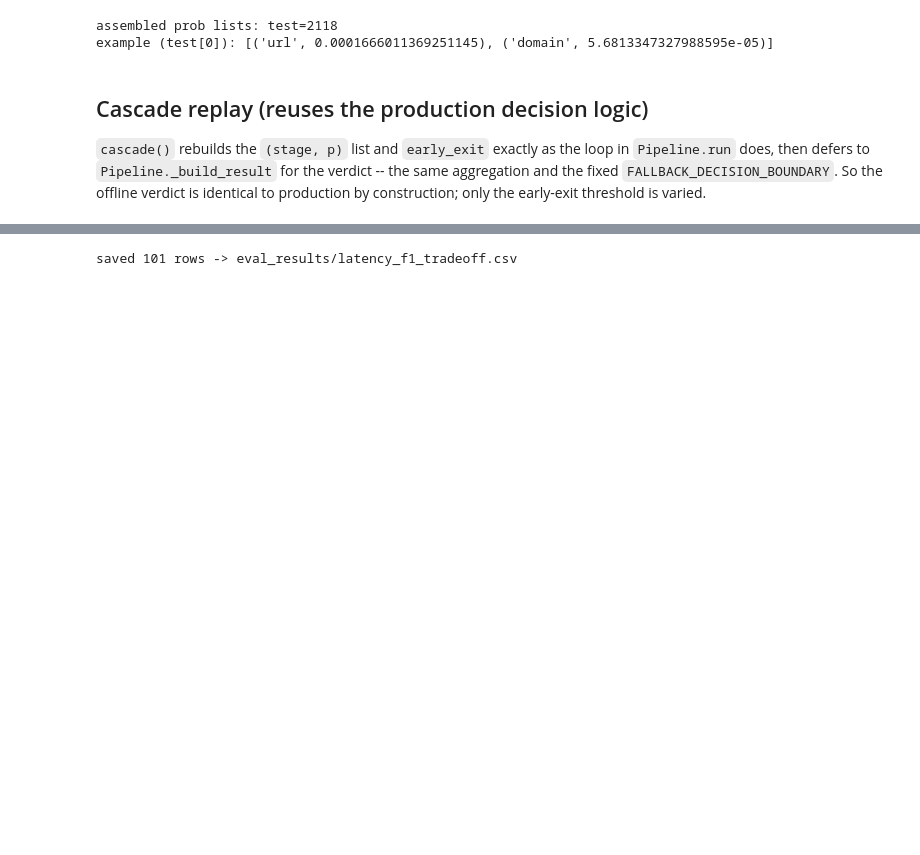
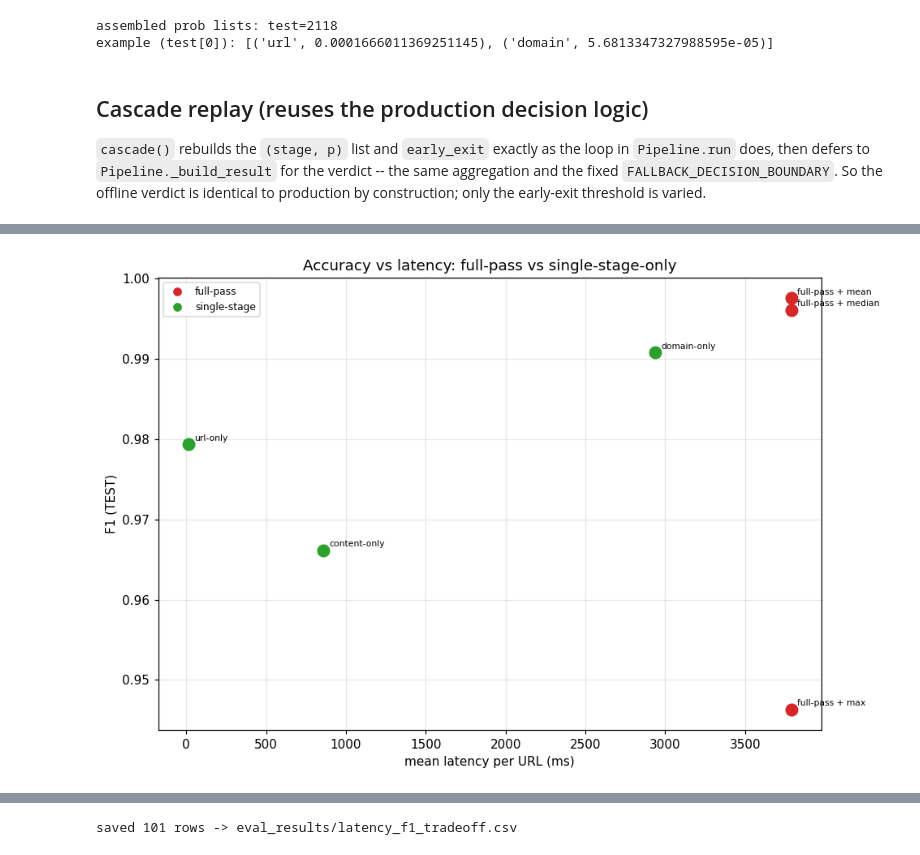
Before and after one commit to zhtli/Phishing-Detection-Engine, a Jupyter notebook: pipeline_threshold_evaluation.ipynb, the cells around one changed output, grey strips where cells are left out. Drawn from its saved outputs; the diff is of its cells as text; code cells hidden in the pictures; blank space fills up the shorter version.

```diff
--- a/pipeline_threshold_evaluation.ipynb
+++ b/pipeline_threshold_evaluation.ipynb
@@ -573,0 +664,27 @@ highest-url-prob demo: [('url', 0.9999825645538373), ('domain', 0.99986445903778
+# %%
+# === Full-pass aggregation strategies vs single-stage-only classifiers (TEST) ===
+# Full-pass = run every stage, decide from the AGGREGATE of all stage probabilities (no early exit),
+# per aggregation mode. Single-stage-only = decide from one stage's P(phish)>=0.5 alone. The claim to
+# test: any full-pass aggregation should beat the best single classifier (the ensemble effect).
+def _full_metrics(preds, system, kind, lat):
+    m = _metrics_row(preds)
+    return {"system": system, "kind": kind,
+            **{k: m[k] for k in ("precision", "recall", "f1", "accuracy")}, "mean_latency_ms": lat}
+
+FULL_LAT = mean_latency_for(2.0)   # 2.0 > any prob -> no early exit -> every stage runs
+rows = []
+for mode in ["mean", "max", "median"]:
+    preds = np.asarray([_agg_decode(L, mode) for L in test_probs])
+    rows.append(_full_metrics(preds, f"full-pass + {mode}", "full-pass", FULL_LAT))
+for s in STAGES:   # single-stage-only (P>=0.5; a URL missing that stage -> benign)
+    preds = np.asarray([1 if any(sid == s and p >= 0.5 for sid, p in L) else 0 for L in test_probs])
+    rows.append(_full_metrics(preds, f"{s}-only", "single-stage", LAT_MS.get(s, float("nan"))))
+fullpass = pd.DataFrame(rows)
+fullpass.to_csv("eval_results/pipeline_fullpass_vs_single.csv", index=False)
+
+best_single = fullpass.loc[fullpass["kind"] == "single-stage", "f1"].max()
+best_full   = fullpass.loc[fullpass["kind"] == "full-pass", "f1"].max()
+print("Full-pass aggregation vs single-stage-only -- TEST (sorted by F1):")
+print(fullpass.sort_values("f1", ascending=False).round(4).to_string(index=False))
+print(f"\nbest single-stage F1 = {best_single:.4f}   |   best full-pass F1 = {best_full:.4f}   "
+      f"-> full-pass gains {best_full - best_single:+.4f} F1 over the best single classifier")
@@ -574 +702,19 @@ highest-url-prob demo: [('url', 0.9999825645538373), ('domain', 0.99986445903778
+# %%
+# Accuracy vs latency: each system in (mean latency, F1) space -- full-pass (warm) vs single-stage
+# (cool). The dashed line is the best single-stage F1, so the ensemble gain is read off vertically.
+COL = {"full-pass": "tab:red", "single-stage": "tab:green"}
+fig, ax = plt.subplots(figsize=(9, 6))
+for _, r in fullpass.iterrows():
+    ax.scatter(r["mean_latency_ms"], r["f1"], s=90, color=COL[r["kind"]], zorder=3)
+    ax.annotate(r["system"], (r["mean_latency_ms"], r["f1"]), fontsize=7,
+                xytext=(5, 3), textcoords="offset points")
+handles = [plt.Line2D([], [], marker="o", ls="", color=COL["full-pass"], label="full-pass"),
+           plt.Line2D([], [], marker="o", ls="", color=COL["single-stage"], label="single-stage")]
+ax.legend(handles=handles, loc="upper left", fontsize=8)
+ax.set_xlabel("mean latency per URL (ms)"); ax.set_ylabel("F1 (TEST)")
+ax.set_title("Accuracy vs latency: full-pass vs single-stage-only")
+ax.grid(alpha=0.3)
+plt.tight_layout(); plt.show()
+# %% [output]
+[figure, added]
 # %% [markdown]
```
Also changed, not shown: parts of 59 cells of this notebook, 2 other files.
